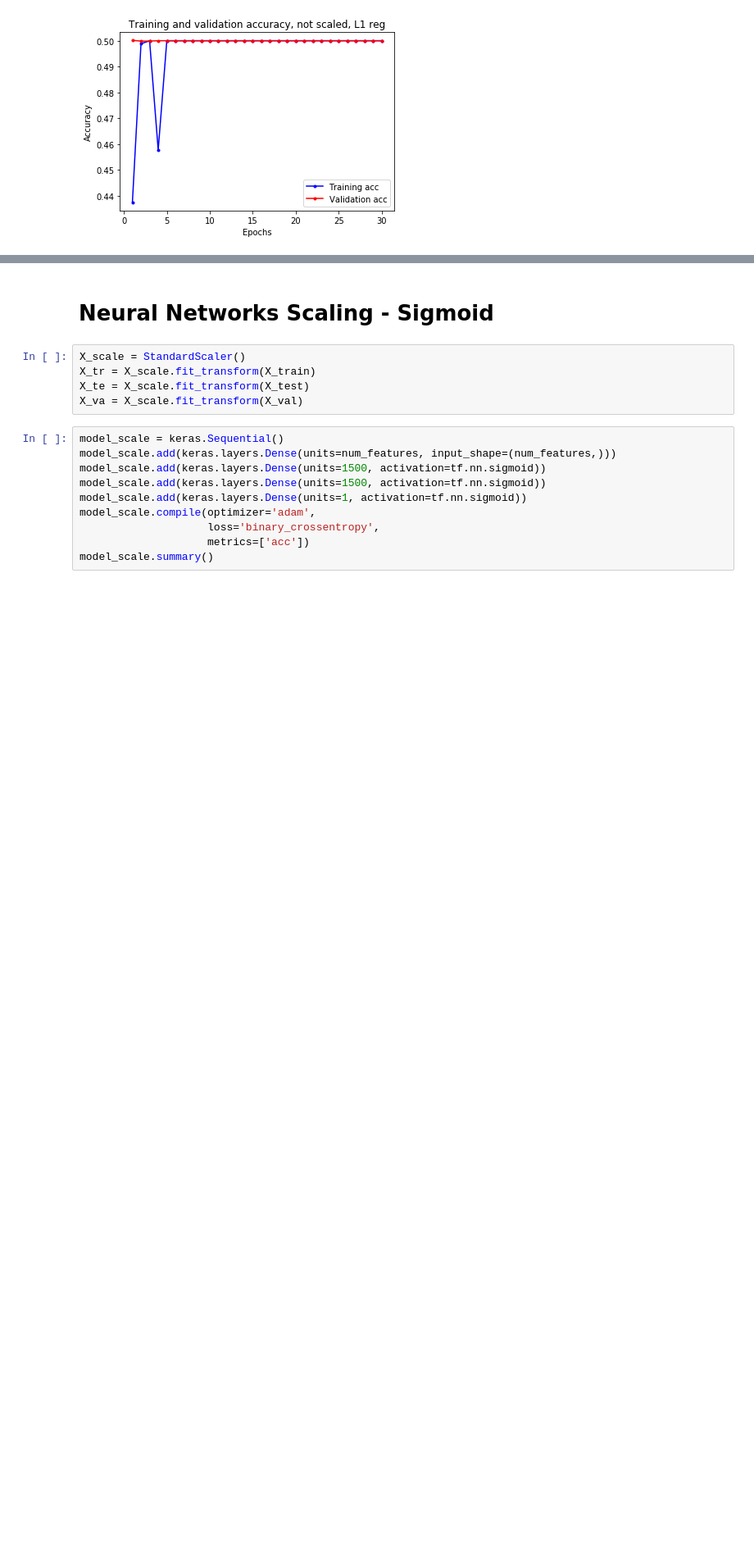
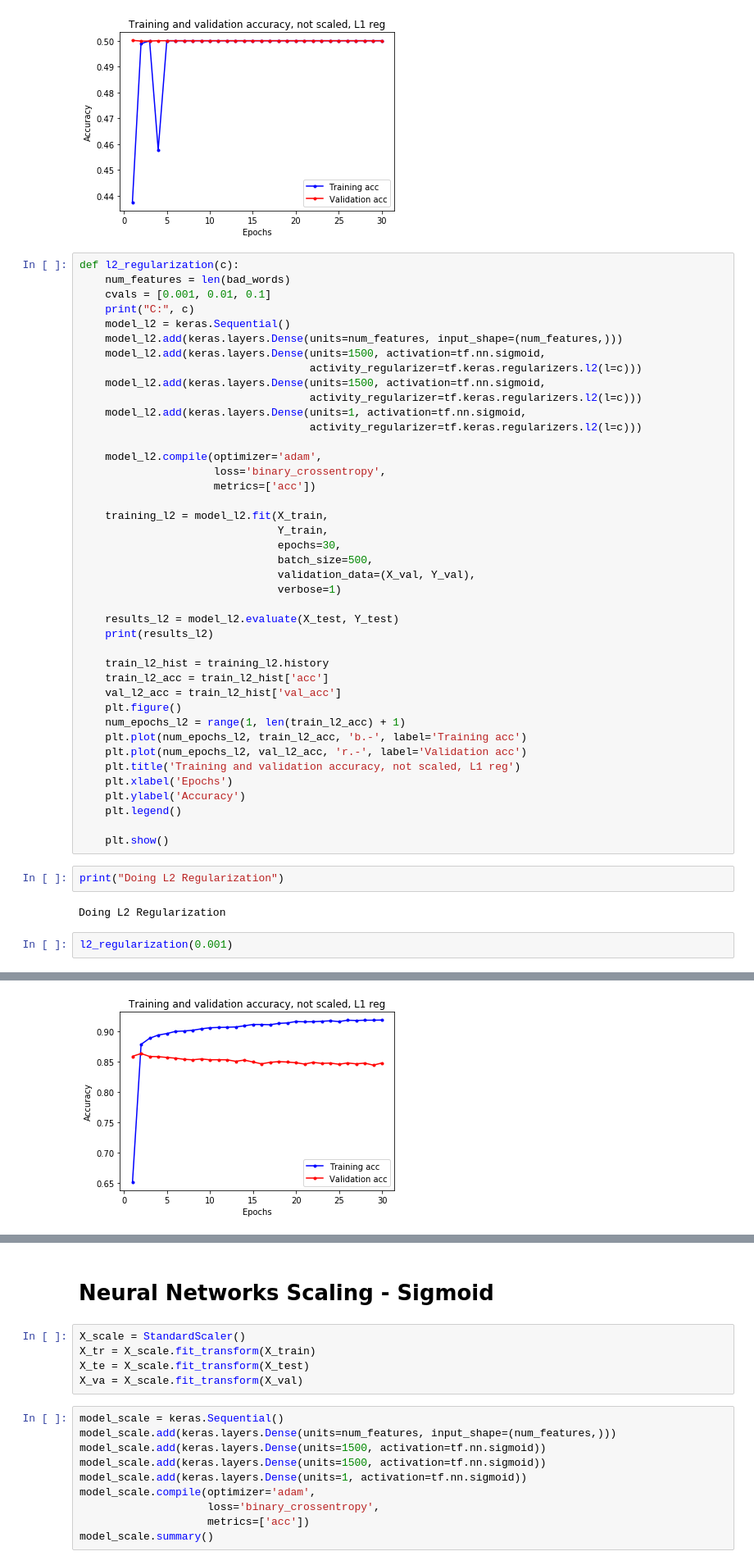
Before and after one commit to cinderlee/MachineLearningProject, a Jupyter notebook: Neural Network.ipynb, the cells around one changed output, grey strips where cells are left out. Shown at 82% size. Cells and saved outputs as stored; diff of their text form; blank space fills up the shorter version.

Commit message:
Doing a L2

```diff
--- a/Neural Network.ipynb
+++ b/Neural Network.ipynb
@@ -300,3 +300,51 @@ Epoch 30/30
 30000/30000 [==============================] - 25s 827us/sample - loss: 2.9701 - acc: 1.0000
 [2.970113688913981, 1.0]
 [figure]
+# %%
+def l2_regularization(c):
+    num_features = len(bad_words)
+    cvals = [0.001, 0.01, 0.1]
+    print("C:", c)
+    model_l2 = keras.Sequential()
+    model_l2.add(keras.layers.Dense(units=num_features, input_shape=(num_features,)))
+    model_l2.add(keras.layers.Dense(units=1500, activation=tf.nn.sigmoid,
+                                    activity_regularizer=tf.keras.regularizers.l2(l=c)))
+    model_l2.add(keras.layers.Dense(units=1500, activation=tf.nn.sigmoid,
+                                    activity_regularizer=tf.keras.regularizers.l2(l=c)))
+    model_l2.add(keras.layers.Dense(units=1, activation=tf.nn.sigmoid,
+                                    activity_regularizer=tf.keras.regularizers.l2(l=c)))
+
+    model_l2.compile(optimizer='adam',
+                     loss='binary_crossentropy',
+                     metrics=['acc'])
+
+    training_l2 = model_l2.fit(X_train,
+                               Y_train,
+                               epochs=30,
+                               batch_size=500,
+                               validation_data=(X_val, Y_val),
+                               verbose=1)
+
+    results_l2 = model_l2.evaluate(X_test, Y_test)
+    print(results_l2)
+
+    train_l2_hist = training_l2.history
+    train_l2_acc = train_l2_hist['acc']
+    val_l2_acc = train_l2_hist['val_acc']
+    plt.figure()
+    num_epochs_l2 = range(1, len(train_l2_acc) + 1)
+    plt.plot(num_epochs_l2, train_l2_acc, 'b.-', label='Training acc')
+    plt.plot(num_epochs_l2, val_l2_acc, 'r.-', label='Validation acc')
+    plt.title('Training and validation accuracy, not scaled, L1 reg')
+    plt.xlabel('Epochs')
+    plt.ylabel('Accuracy')
+    plt.legend()
+
+    plt.show()
+# %%
+print("Doing L2 Regularization")
+# %% [output]
+Doing L2 Regularization
+# %%
+l2_regularization(0.001)
+# %% [output]
@@ -302,0 +368 @@ Epoch 30/30
+[figure, added]
```
Also changed, not shown: parts of 2 cells of this notebook.
